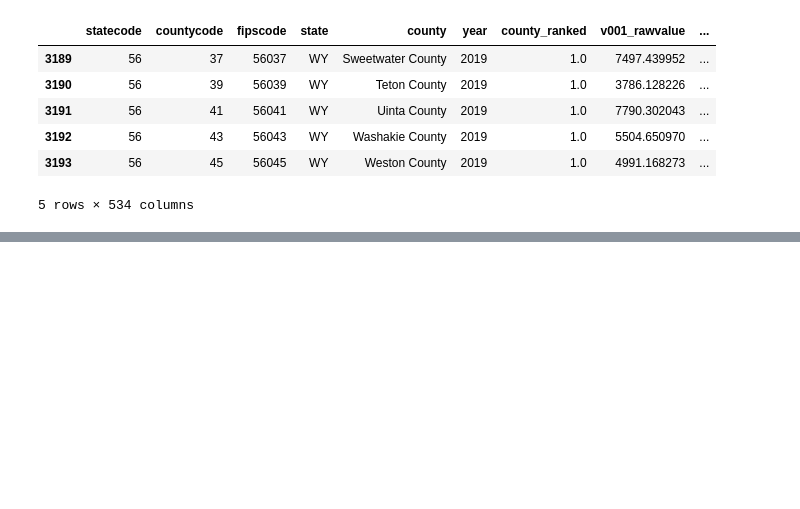
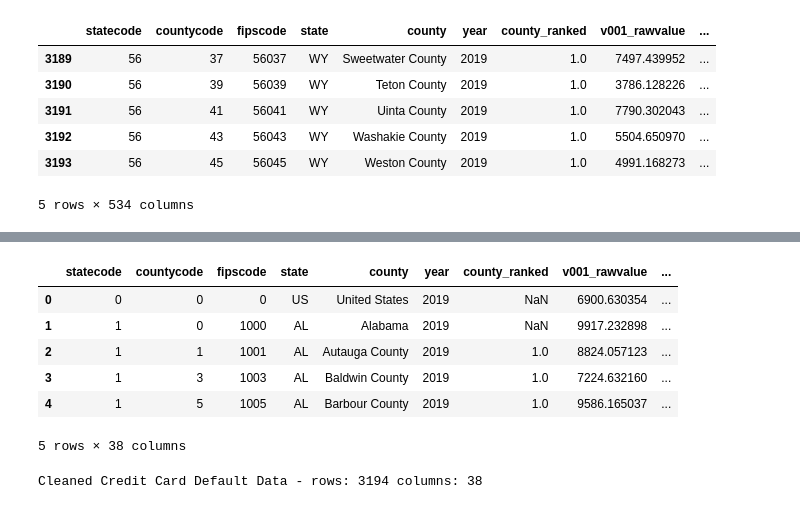
Before and after one commit to jankomah/Predicting_Life_Expectancy, a Jupyter notebook: 01.Josh_EDA.ipynb, the cells around one changed output, grey strips where cells are left out. Drawn from its saved outputs; the diff is of its cells as text; code cells hidden in the pictures; blank space fills up the shorter version.

```diff
--- a/01.Josh_EDA.ipynb
+++ b/01.Josh_EDA.ipynb
@@ -105,3 +117,32 @@ df.tail()
+# %%
+county_info = ['statecode','countycode','fipscode','state','county','year','county_ranked']
+target_outcome = ['v001_rawvalue']
+ranked_measures = ['v009_rawvalue','v011_rawvalue','v133_rawvalue',
+                   'v070_rawvalue', 'v132_rawvalue', 'v049_rawvalue',
+                   'v134_rawvalue', 'v045_rawvalue', 'v014_rawvalue',
+                   'v085_rawvalue', 'v004_rawvalue', 'v088_rawvalue',
+                   'v062_rawvalue', 'v005_rawvalue', 'v050_rawvalue',
+                   'v155_rawvalue', 'v021_rawvalue', 'v069_rawvalue',
+                   'v023_rawvalue', 'v024_rawvalue', 'v044_rawvalue',
+                   'v082_rawvalue', 'v140_rawvalue', 'v043_rawvalue',
+                   'v135_rawvalue', 'v125_rawvalue', 'v124_rawvalue',
+                   'v136_rawvalue', 'v067_rawvalue', 'v137_rawvalue']
+# %%
+df_new = df[county_info + target_outcome + ranked_measures]
+# %%
+df_new.head()
+# %% [output]
+|  | statecode | countycode | fipscode | state | county | year | county_ranked | v001_rawvalue | ... |
+| 0 | 0 | 0 | 0 | US | United States | 2019 | NaN | 6900.630354 | ... |
+| 1 | 1 | 0 | 1000 | AL | Alabama | 2019 | NaN | 9917.232898 | ... |
+| 2 | 1 | 1 | 1001 | AL | Autauga County | 2019 | 1.0 | 8824.057123 | ... |
+| 3 | 1 | 3 | 1003 | AL | Baldwin County | 2019 | 1.0 | 7224.632160 | ... |
+| 4 | 1 | 5 | 1005 | AL | Barbour County | 2019 | 1.0 | 9586.165037 | ... |
+5 rows × 38 columns
+# %%
+print('Cleaned Credit Card Default Data - rows:' , df_new.shape[0],'columns:', df_new.shape[1])
+# %% [output]
+Cleaned Credit Card Default Data - rows: 3194 columns: 38
 # %%
 
 def check_duplicates(df):
```
Also changed, not shown: parts of 3 cells of this notebook, 2 other files.
